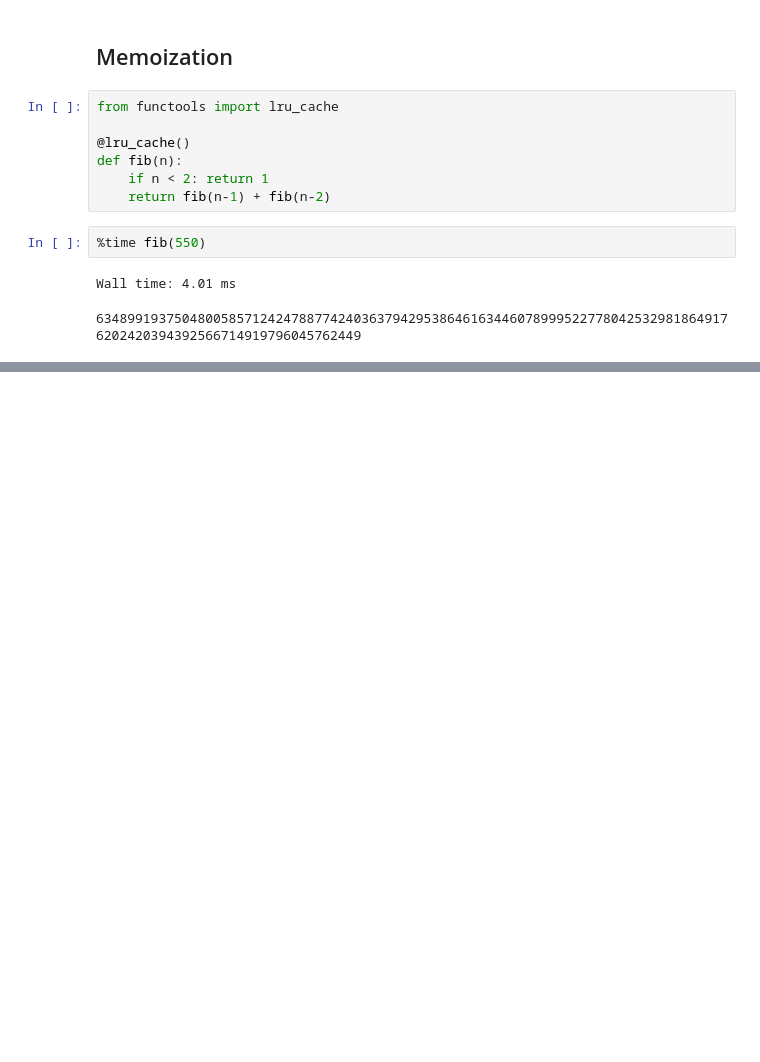
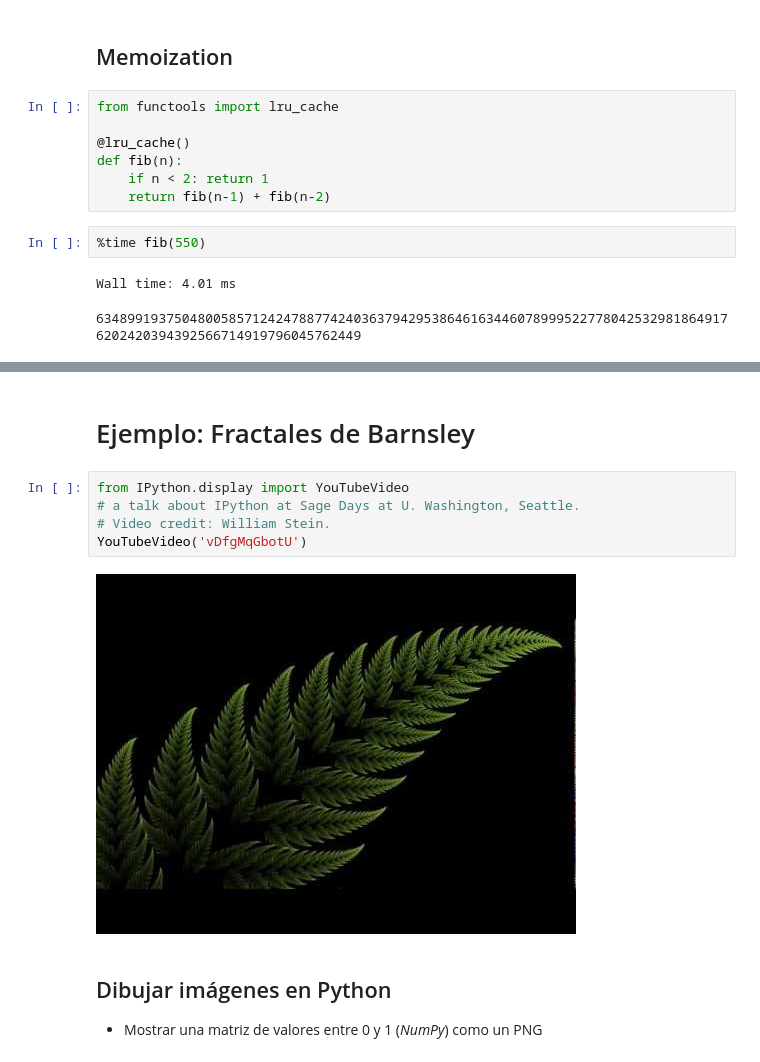
Before and after one commit to FranciscoMoya/informatica-nb, a Jupyter notebook: 7 Recursión y backtracking.ipynb, the cells around one changed output, grey strips where cells are left out. Cells and saved outputs as stored; diff of their text form; blank space fills up the shorter version.

```diff
--- a/7 Recursión y backtracking.ipynb
+++ b/7 Recursión y backtracking.ipynb
@@ -195,3 +195,16 @@ def triangle(L):
 sierpinski(200); show()
 # %% [output]
 [drawing not drawn]
+# %% [markdown]
+# Ejemplo: Fractales de Barnsley
+# %%
+from IPython.display import YouTubeVideo
+# a talk about IPython at Sage Days at U. Washington, Seattle.
+# Video credit: William Stein.
+YouTubeVideo('vDfgMqGbotU')
+# %% [output]
+[figure, added]
+# %% [markdown]
+## Dibujar imágenes en Python
+
+* Mostrar una matriz de valores entre 0 y 1 (*NumPy*) como un PNG
```
Also changed, not shown: parts of 11 cells of this notebook, 2 other files.
